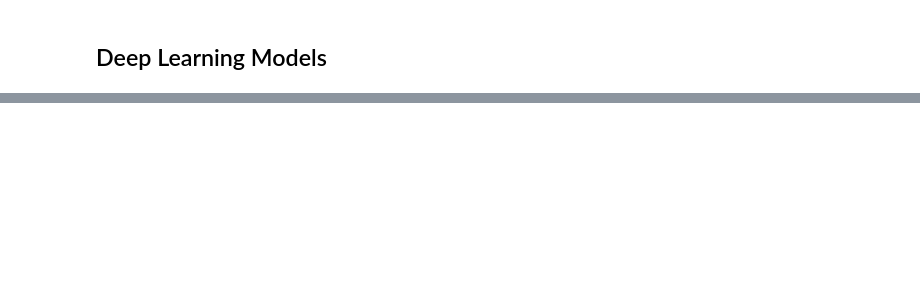
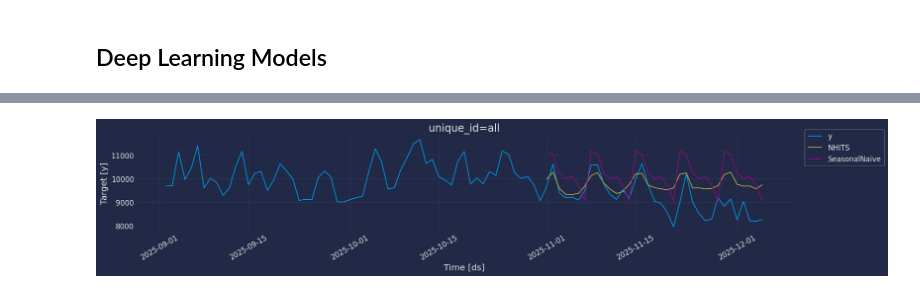
Before and after one commit to jonas-gstoettenmayr/cafe_upscaling_models, a Jupyter notebook: models_forecast_eval/model_final.ipynb, the cells around one changed output, grey strips where cells are left out. Saved outputs shown, nothing was run; the diff lists cells and outputs as text; code cells hidden in the pictures; blank space fills up the shorter version.

```diff
--- a/models_forecast_eval/model_final.ipynb
+++ b/models_forecast_eval/model_final.ipynb
@@ -223,0 +580,20 @@ sf.plot(Y_df, fcst_df, max_insample_length=28 * 3,
+# %%
+nf_final = NeuralForecast(
+    models = dl_models,
+    freq = "1d",
+    local_scaler_type="robust"
+)
+
+def predict_with_DL_models(train_set: pl.DataFrame, future_features: pl.DataFrame|None, h: int = HORIZON)-> pl.DataFrame:
+    nf_final.fit(train_set) # type: ignore
+    preds = nf_final.predict(h = h, futr_df=future_features) #type: ignore
+    return preds #type: ignore
+# %%
+train_set = pl.concat([dfs["train"]["non"], dfs["val"]["non"]])#type: ignore
+
+
+test_pred = predict_with_DL_models(train_set, dfs["val_future"]["non"])#type: ignore
+test_pred = test_pred.join(
+    dfs["test"]["non"], #type: ignore
+    ["unique_id", "ds"]
+)
@@ -223,0 +608,3 @@ sf.plot(Y_df, fcst_df, max_insample_length=28 * 3,
+# %%
+base_model_test = predict_with_stats_model(train_set,dfs["val_future"]["non"], base_models) # type: ignore
+base_model_test
@@ -223,0 +639,13 @@ sf.plot(Y_df, fcst_df, max_insample_length=28 * 3,
+# %%
+plot_series(
+    pl.concat([train_set.filter(pl.col("ds") > pl.lit("2025-09-01").str.to_date()), dfs["test"]["non"].filter(pl.col("ds") < pl.lit("2025-12-06").str.to_date())] #type: ignore
+    ).group_by(pl.col("ds")).agg(pl.col("y").sum()
+    ).with_columns(pl.lit("all").alias("unique_id")), # type: ignore
+    test_pred.drop("y").join(
+        base_model_test, on=["unique_id", "ds"]
+        ).group_by(pl.col("ds")
+                      ).agg(pl.col("NHITS").sum(), pl.col("SeasonalNaive").sum()
+                      ).with_columns(pl.lit("all").alias("unique_id"))
+)
+# %% [output]
+[figure, added]
```
Also changed, not shown: parts of 71 cells of this notebook, 11 other files.
